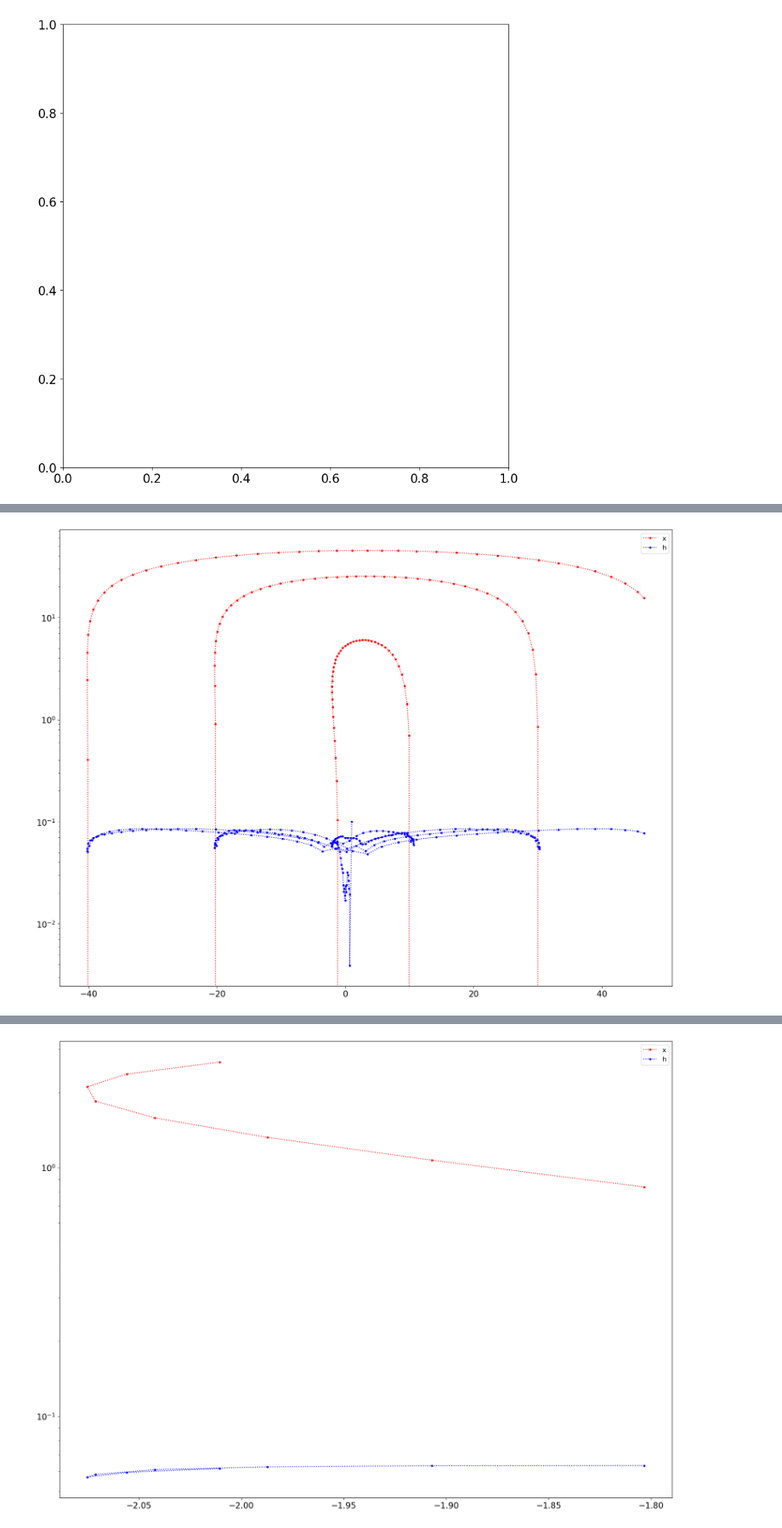
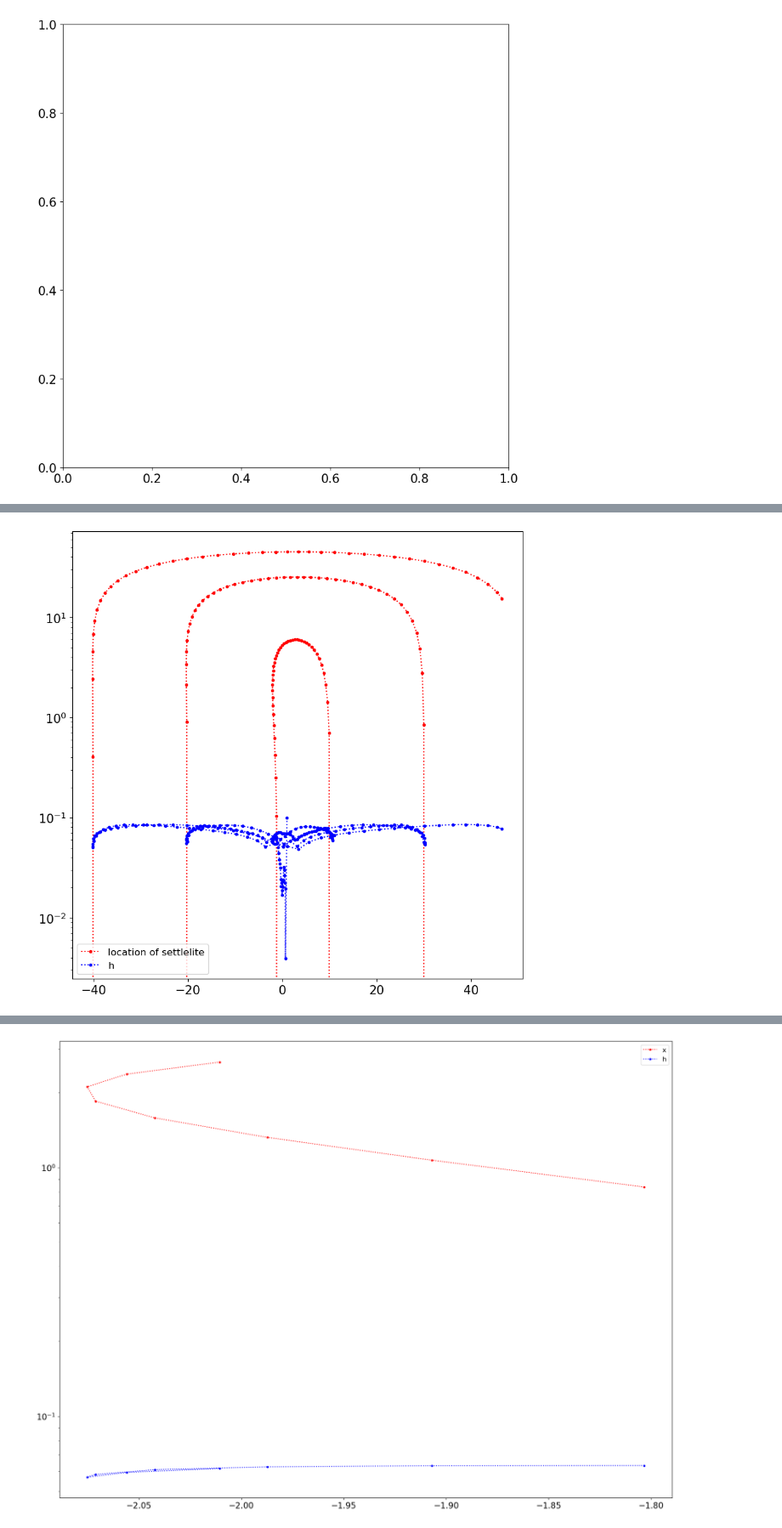
Before and after one commit to La-Folia/Numerical-Analysis, a Jupyter notebook: Integration_of_ODEs/Homework_3_Question4_Minwook_Kang.ipynb, the cells around one changed output, grey strips where cells are left out. Shown: that part at 85% size. Saved outputs shown, nothing was run; the diff lists cells and outputs as text; code cells hidden in the pictures.

```diff
--- a/Integration_of_ODEs/Homework_3_Question4_Minwook_Kang.ipynb
+++ b/Integration_of_ODEs/Homework_3_Question4_Minwook_Kang.ipynb
@@ -1152,9 +1130,9 @@ plt.show()
 # %%
-plt.figure(figsize=[20, 15])
+plt.figure(figsize=[10, 10])
 plt.semilogy(xlist, ylist, ".:r",xlist, hs, ".:b")
-plt.legend(["x", "h"], fontsize=12)
+plt.legend(["location of settlelite", "h"], fontsize=12)
 
-plt.show()
+plt.savefig("xandhs.pdf")
 # %% [output]
-[figure, old version]
+[figure, new version]
 # %%
```
Also changed, not shown: parts of 14 cells of this notebook, 25 other files.
